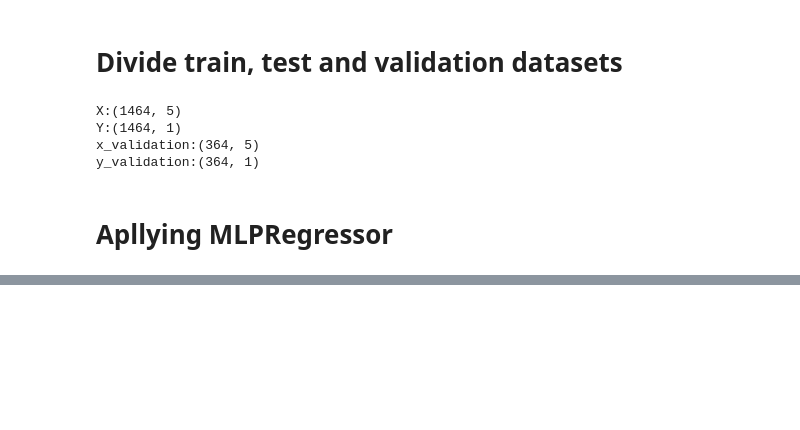
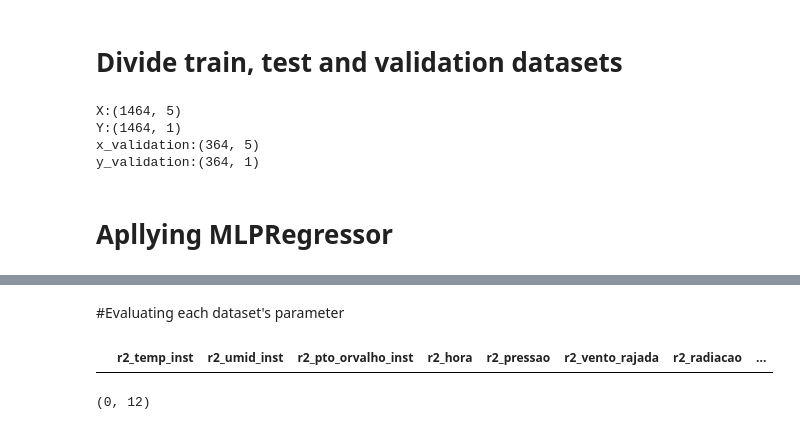
Before and after one commit to SamuelHericles/climate_data, a Jupyter notebook: Model_machine_learning/MLP_algorithm-checkpoint.ipynb, the cells around one changed output, grey strips where cells are left out. Saved outputs shown, nothing was run; the diff lists cells and outputs as text; code cells hidden in the pictures; blank space fills up the shorter version.

Commit message:
Describring R² with each variable

```diff
--- a/Model_machine_learning/MLP_algorithm-checkpoint.ipynb
+++ b/Model_machine_learning/MLP_algorithm-checkpoint.ipynb
@@ -330,0 +317,2 @@ plt.scatter(values.R2_test,values.R2_validation)
+# %% [markdown]
+#Evaluating each dataset's parameter
@@ -330,0 +376,22 @@ plt.scatter(values.R2_test,values.R2_validation)
+# %%
+values_for_each_var = pd.DataFrame(columns=[
+    'r2_temp_inst',
+    'r2_umid_inst',
+    'r2_pto_orvalho_inst',
+    'r2_hora',
+    'r2_pressao',
+    'r2_vento_rajada',
+    'r2_radiacao',
+    'r2_precipitacao',
+    'r2_diff_temp',
+    'r2_diff_umid',
+    'r2_diff_dew',
+    'r2_diff_pressure'])
+
+values_for_each_var.head()
+# %% [output]
+|  | r2_temp_inst | r2_umid_inst | r2_pto_orvalho_inst | r2_hora | r2_pressao | r2_vento_rajada | r2_radiacao | ... |
+# %%
+print(values_for_each_var.shape)
+# %% [output]
+(0, 12)
```
Also changed, not shown: parts of 25 cells of this notebook.
